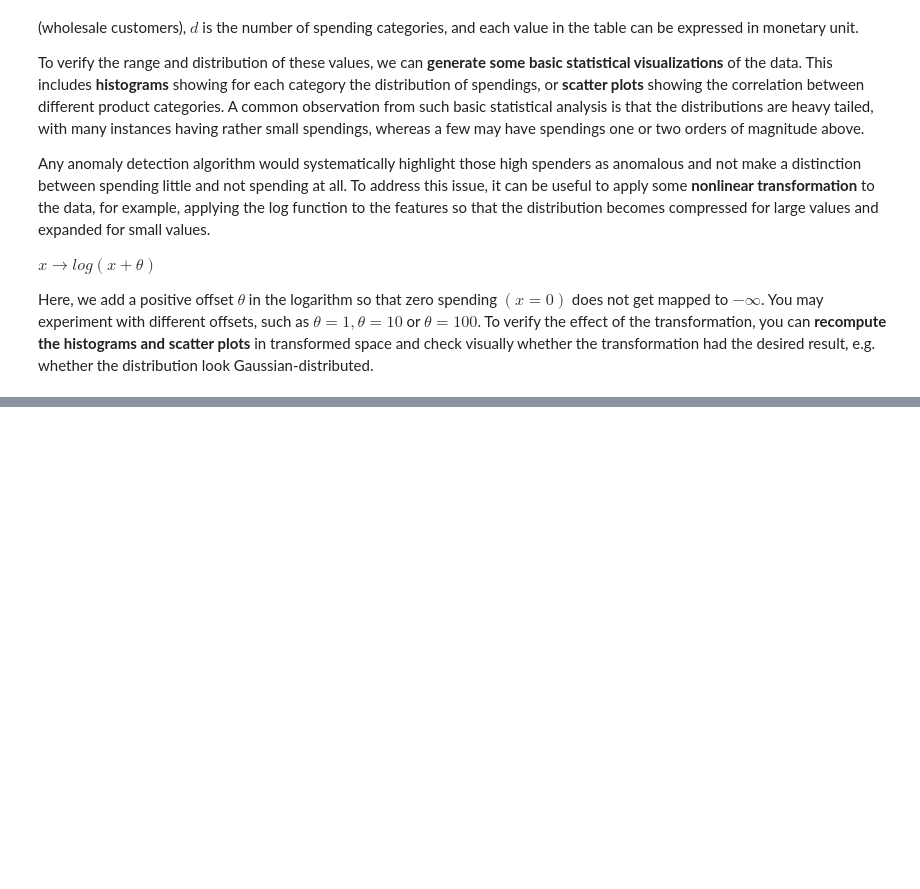
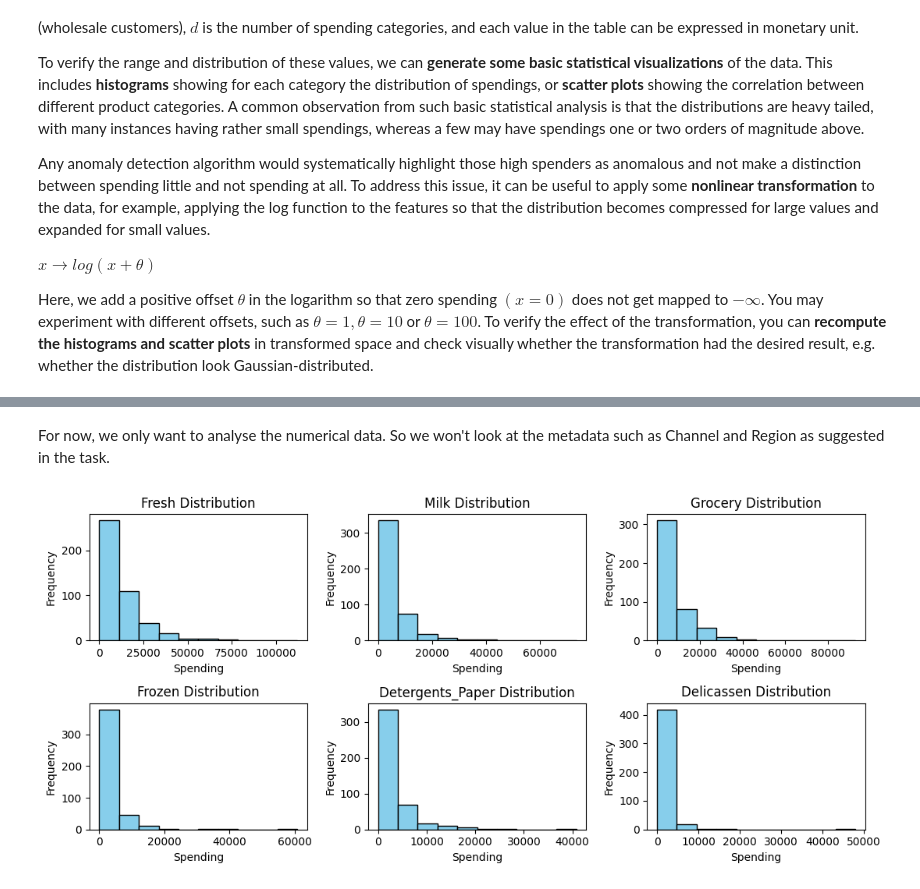
Before and after one commit to mertyaylacigit/ML-for-Data-Science, a Jupyter notebook: Part 1/Lab ML for Data Science - Part I.ipynb, the cells around one changed output, grey strips where cells are left out. Drawn from its saved outputs; the diff is of its cells as text; code cells hidden in the pictures; blank space fills up the shorter version.

```diff
--- a/Part 1/Lab ML for Data Science - Part I.ipynb
+++ b/Part 1/Lab ML for Data Science - Part I.ipynb
@@ -52,13 +57,0 @@ data_pd.duplicated().sum()
-# %%
-# Plot histograms for each product category
-plt.figure(figsize=(11, 5))
-
-for i, column in enumerate(data_scatter.columns):
-    plt.subplot(2, 3, i+1)
-    plt.hist(data_scatter[column], bins=20, color='skyblue', edgecolor='black')
-    plt.title(column + ' Distribution')
-    plt.xlabel('Spending')
-    plt.ylabel('Frequency')
-
-plt.tight_layout()
-plt.show()
@@ -64,0 +76,2 @@ plt.show()
+# %% [markdown]
+For now, we only want to analyse the numerical data. So we won't look at the metadata such as Channel and Region as suggested in the task.
@@ -65 +80,17 @@ plt.show()
+# %%
+#data_scatter.plot.hist(alpha=0.5)
+#Plot histograms for each product category
+plt.figure(figsize=(11, 5))
+
+for i, column in enumerate(data_scatter.columns):
+    plt.subplot(2, 3, i+1)
+    plt.hist(data_scatter[column], bins=10, color='skyblue', edgecolor='black')
+    plt.title(column + ' Distribution')
+    plt.xlabel('Spending')
+    plt.ylabel('Frequency')
+
+plt.tight_layout()
+plt.show()
+# %% [output]
+[figure, added]
 # %%
```
Also changed, not shown: parts of 31 cells of this notebook.
